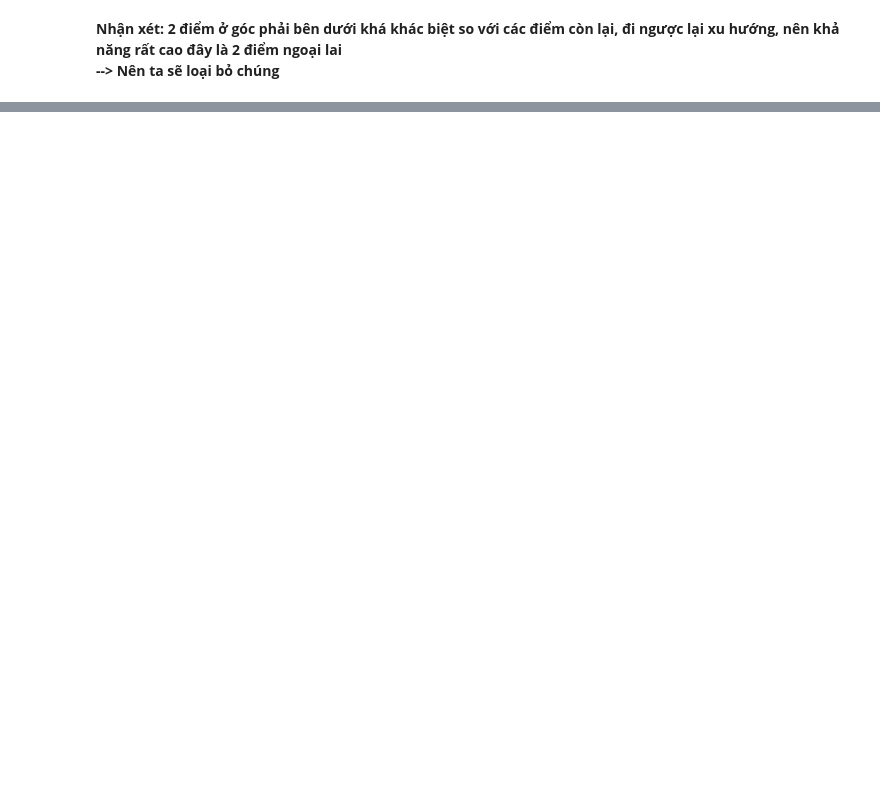
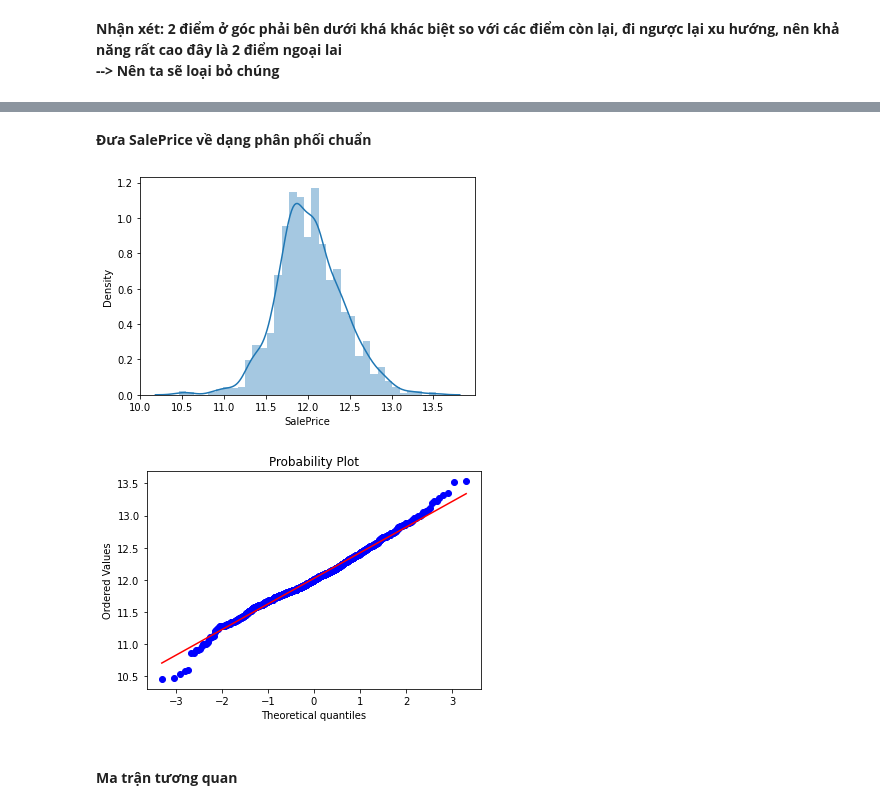
Before and after one commit to phungdx/vccorp_intern, a Jupyter notebook: week1/house_prices.ipynb, the cells around one changed output, grey strips where cells are left out. Saved outputs shown, nothing was run; the diff lists cells and outputs as text; code cells hidden in the pictures; blank space fills up the shorter version.

```diff
--- a/week1/house_prices.ipynb
+++ b/week1/house_prices.ipynb
@@ -209,0 +71,12 @@ from sklearn.preprocessing import LabelEncoder
+# %% [markdown]
+<b>Đưa SalePrice về dạng phân phối chuẩn </b>
+# %%
+train_df['SalePrice'] = np.log1p(train_df['SalePrice'])
+sns.distplot(train_df['SalePrice'])
+plt.figure()
+probplot(train_df['SalePrice'], plot=plt);
+# %% [output]
+[figure, added]
+[figure, added]
+# %% [markdown]
+#### <b>Ma trận tương quan</b>
```
Also changed, not shown: parts of 35 cells of this notebook.
